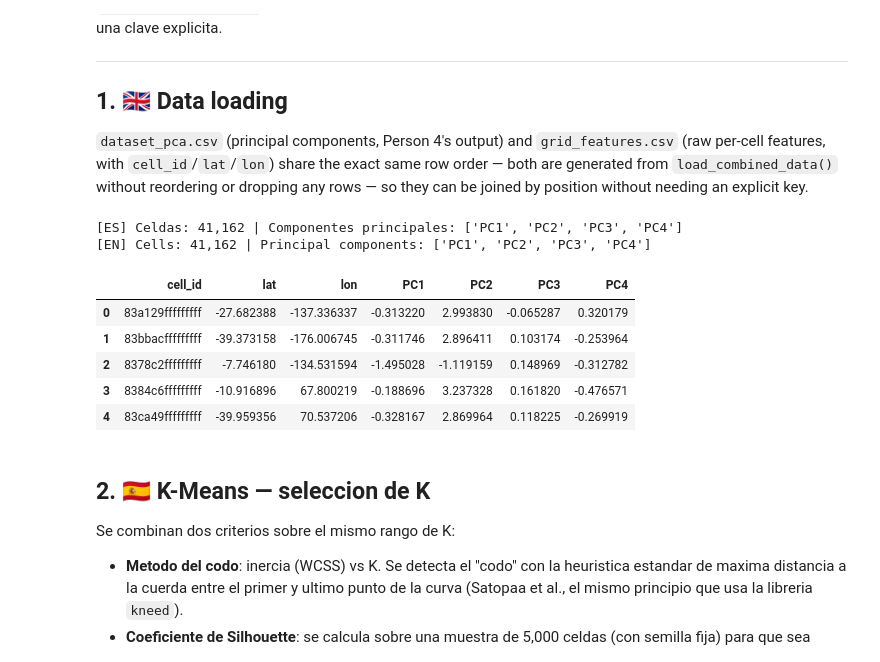
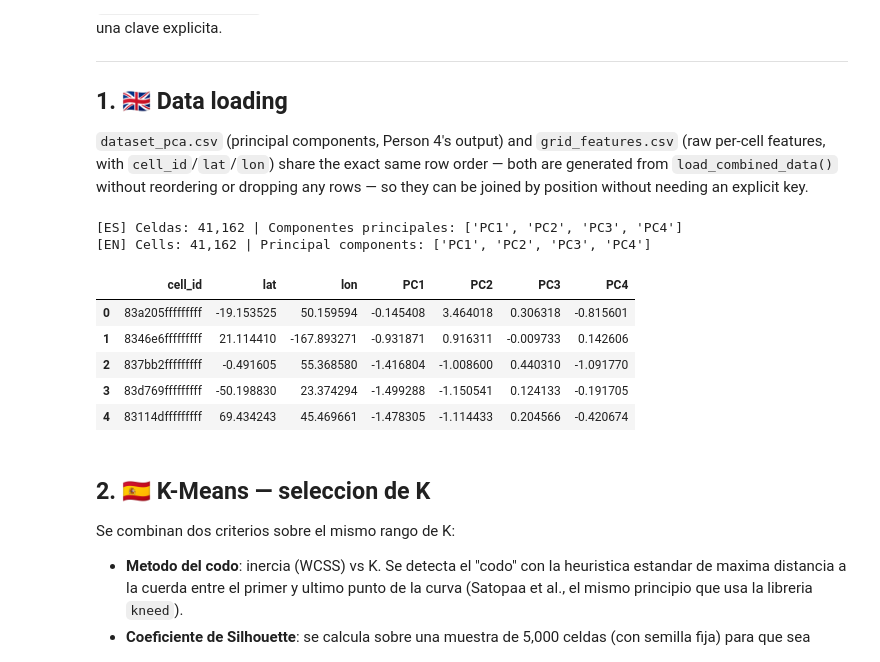
Before and after one commit to garciaguadalupevanessa-bit/Anexo_Risk, a Jupyter notebook: notebooks/05_modelado_clustering.ipynb, the cells around one changed output. Cells and saved outputs as stored; diff of their text form; code cells hidden in the pictures.

```diff
--- a/notebooks/05_modelado_clustering.ipynb
+++ b/notebooks/05_modelado_clustering.ipynb
@@ -97,31 +97,31 @@ share the exact same row order — both are generated from
 `load_combined_data()` without reordering or dropping any rows — so they
 can be joined by position without needing an explicit key.
 # %%
-df_pca = pd.read_csv(PROJECT_ROOT / "data" / "processed" / "dataset_pca.csv")
+df_pca = pd.read_csv(PROJECT_ROOT/ "notebooks" / "data" / "processed" / "dataset_pca.csv")
 df_grid = pd.read_csv(PROJECT_ROOT / "data" / "processed" / "grid_features.csv")
 
 assert len(df_pca) == len(df_grid), "Row count mismatch between dataset_pca.csv and grid_features.csv"
 
 pc_cols = [c for c in df_pca.columns if c.startswith("PC")]
 X = df_pca[pc_cols].values
 
 df_cells = pd.concat(
     [df_grid[["cell_id", "lat", "lon"]].reset_index(drop=True), df_pca.reset_index(drop=True)],
     axis=1,
 )
 
 print(f"[ES] Celdas: {len(df_cells):,} | Componentes principales: {pc_cols}")
 print(f"[EN] Cells: {len(df_cells):,} | Principal components: {pc_cols}")
 df_cells.head()
 # %% [output]
 [ES] Celdas: 41,162 | Componentes principales: ['PC1', 'PC2', 'PC3', 'PC4']
 [EN] Cells: 41,162 | Principal components: ['PC1', 'PC2', 'PC3', 'PC4']
 |  | cell_id | lat | lon | PC1 | PC2 | PC3 | PC4 |
-| 0 | 83a129fffffffff | -27.682388 | -137.336337 | -0.313220 | 2.993830 | -0.065287 | 0.320179 |
-| 1 | 83bbacfffffffff | -39.373158 | -176.006745 | -0.311746 | 2.896411 | 0.103174 | -0.253964 |
-| 2 | 8378c2fffffffff | -7.746180 | -134.531594 | -1.495028 | -1.119159 | 0.148969 | -0.312782 |
-| 3 | 8384c6fffffffff | -10.916896 | 67.800219 | -0.188696 | 3.237328 | 0.161820 | -0.476571 |
-| 4 | 83ca49fffffffff | -39.959356 | 70.537206 | -0.328167 | 2.869964 | 0.118225 | -0.269919 |
+| 0 | 83a205fffffffff | -19.153525 | 50.159594 | -0.145408 | 3.464018 | 0.306318 | -0.815601 |
+| 1 | 8346e6fffffffff | 21.114410 | -167.893271 | -0.931871 | 0.916311 | -0.009733 | 0.142606 |
+| 2 | 837bb2fffffffff | -0.491605 | 55.368580 | -1.416804 | -1.008600 | 0.440310 | -1.091770 |
+| 3 | 83d769fffffffff | -50.198830 | 23.374294 | -1.499288 | -1.150541 | 0.124133 | -0.191705 |
+| 4 | 83114dfffffffff | 69.434243 | 45.469661 | -1.478305 | -1.114433 | 0.204566 | -0.420674 |
 # %% [markdown]
 ## 2. 🇪🇸 K-Means — seleccion de K
 
```
Also changed, not shown: parts of 12 cells of this notebook, 18 other files.
